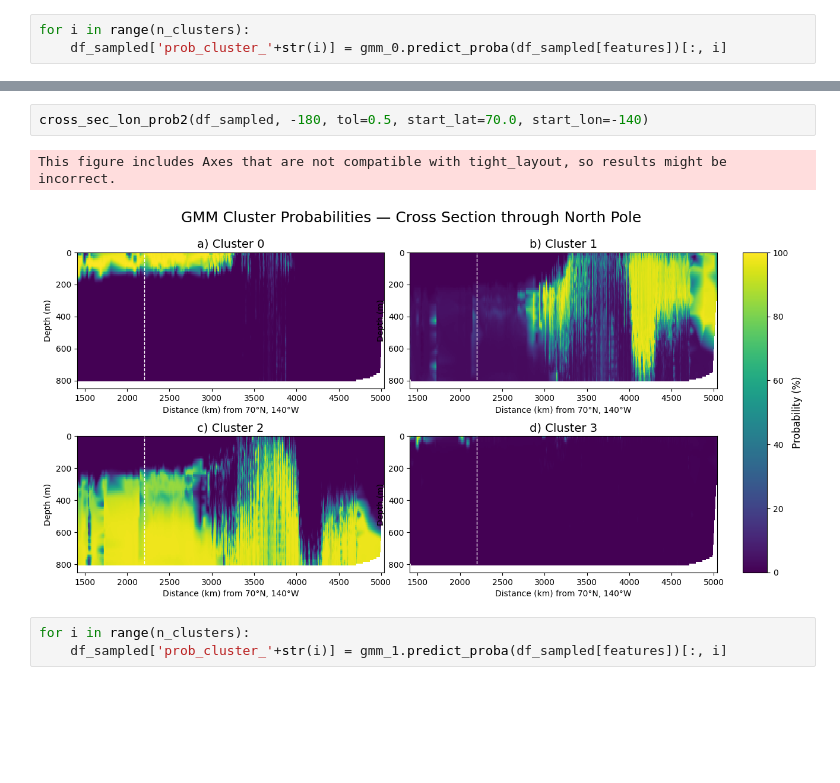
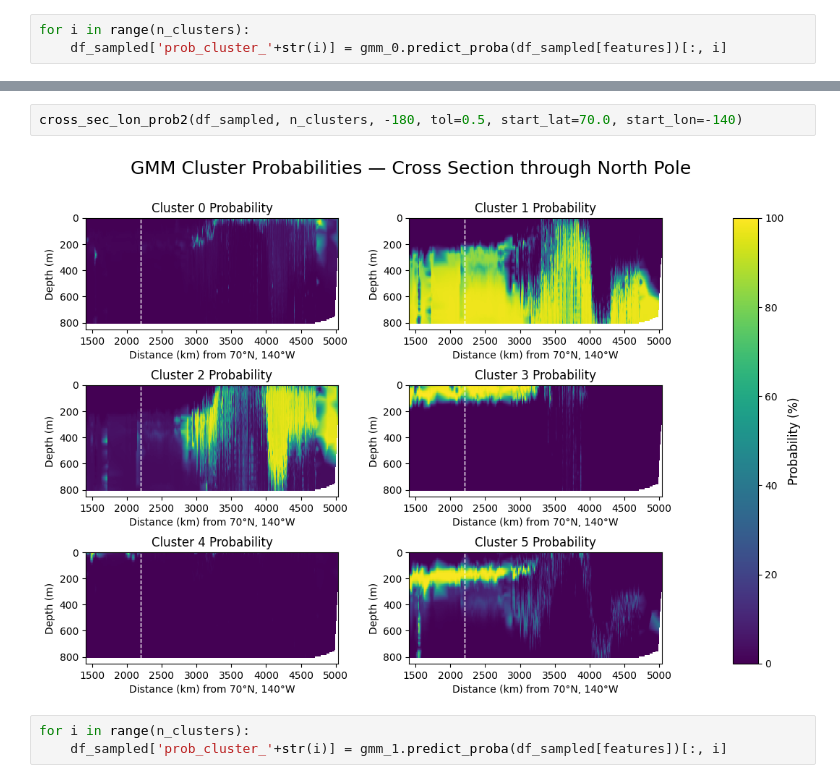
Before and after one commit to Mfdcng2/WaterMassClassification, a Jupyter notebook: Cluster_n_sensitivity/Ensemble.ipynb, the cells around one changed output, grey strips where cells are left out. Drawn from its saved outputs; the diff is of its cells as text; blank space fills up the shorter version.

```diff
--- a/Cluster_n_sensitivity/Ensemble.ipynb
+++ b/Cluster_n_sensitivity/Ensemble.ipynb
@@ -163,8 +433,7 @@ This figure includes Axes that are not compatible with tight_layout, so results
 # %%
-cross_sec_lon_prob2(df_sampled, -180, tol=0.5, start_lat=70.0, start_lon=-140)
+cross_sec_lon_prob2(df_sampled, n_clusters, -180, tol=0.5, start_lat=70.0, start_lon=-140)
 # %% [output]
-This figure includes Axes that are not compatible with tight_layout, so results might be incorrect.
-[figure, old version]
+[figure, new version]
 # %%
 for i in range(n_clusters):
     df_sampled['prob_cluster_'+str(i)] = gmm_1.predict_proba(df_sampled[features])[:, i]
```
Also changed, not shown: parts of 5 cells of this notebook, 1 other file.
